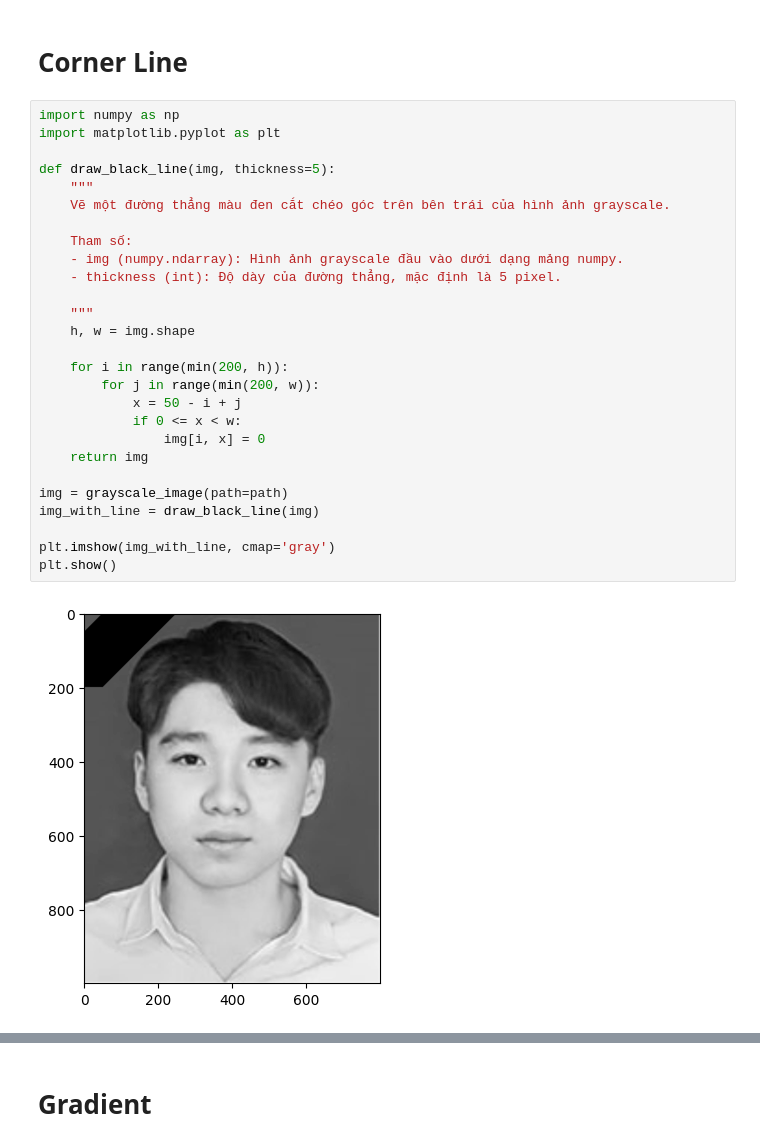
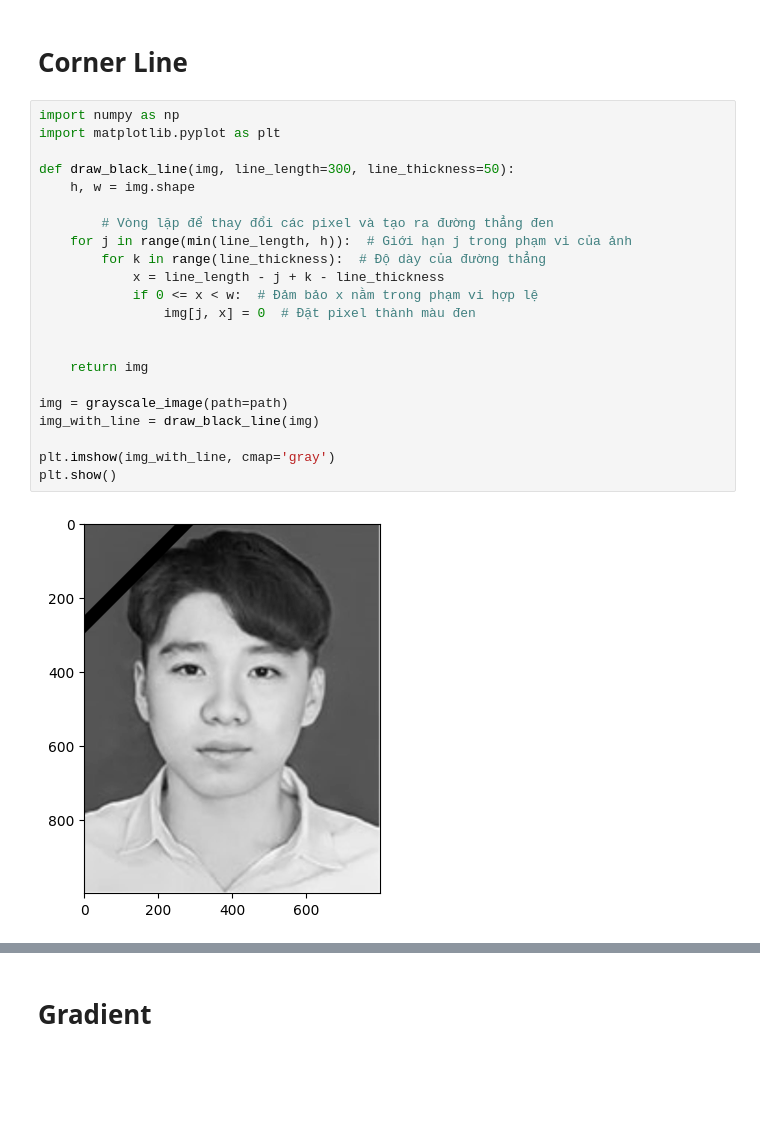
Before and after one commit to KyTranDE/Image-Proccessing, a Jupyter notebook: project1/project1.ipynb, the cells around one changed output, grey strips where cells are left out. Drawn from its saved outputs; the diff is of its cells as text; blank space fills up the shorter version.

```diff
--- a/project1/project1.ipynb
+++ b/project1/project1.ipynb
@@ -133,29 +130,24 @@ plt.show()
 # %%
 import numpy as np
 import matplotlib.pyplot as plt
 
-def draw_black_line(img, thickness=5):
-    """
-    Vẽ một đường thẳng màu đen cắt chéo góc trên bên trái của hình ảnh grayscale.
-
-    Tham số:
-    - img (numpy.ndarray): Hình ảnh grayscale đầu vào dưới dạng mảng numpy.
-    - thickness (int): Độ dày của đường thẳng, mặc định là 5 pixel.
-
-    """
+def draw_black_line(img, line_length=300, line_thickness=50):
     h, w = img.shape
 
-    for i in range(min(200, h)):
-        for j in range(min(200, w)):
-            x = 50 - i + j
-            if 0 <= x < w:
-                img[i, x] = 0
+        # Vòng lặp để thay đổi các pixel và tạo ra đường thẳng đen
+    for j in range(min(line_length, h)):  # Giới hạn j trong phạm vi của ảnh
+        for k in range(line_thickness):  # Độ dày của đường thẳng
+            x = line_length - j + k - line_thickness
+            if 0 <= x < w:  # Đảm bảo x nằm trong phạm vi hợp lệ
+                img[j, x] = 0  # Đặt pixel thành màu đen
+
+
     return img
 
 img = grayscale_image(path=path)
 img_with_line = draw_black_line(img)
 
 plt.imshow(img_with_line, cmap='gray')
 plt.show()
 # %% [output]
-[figure, old version]
+[figure, new version]
```
Also changed, not shown: parts of 9 cells of this notebook, 3 other files.
